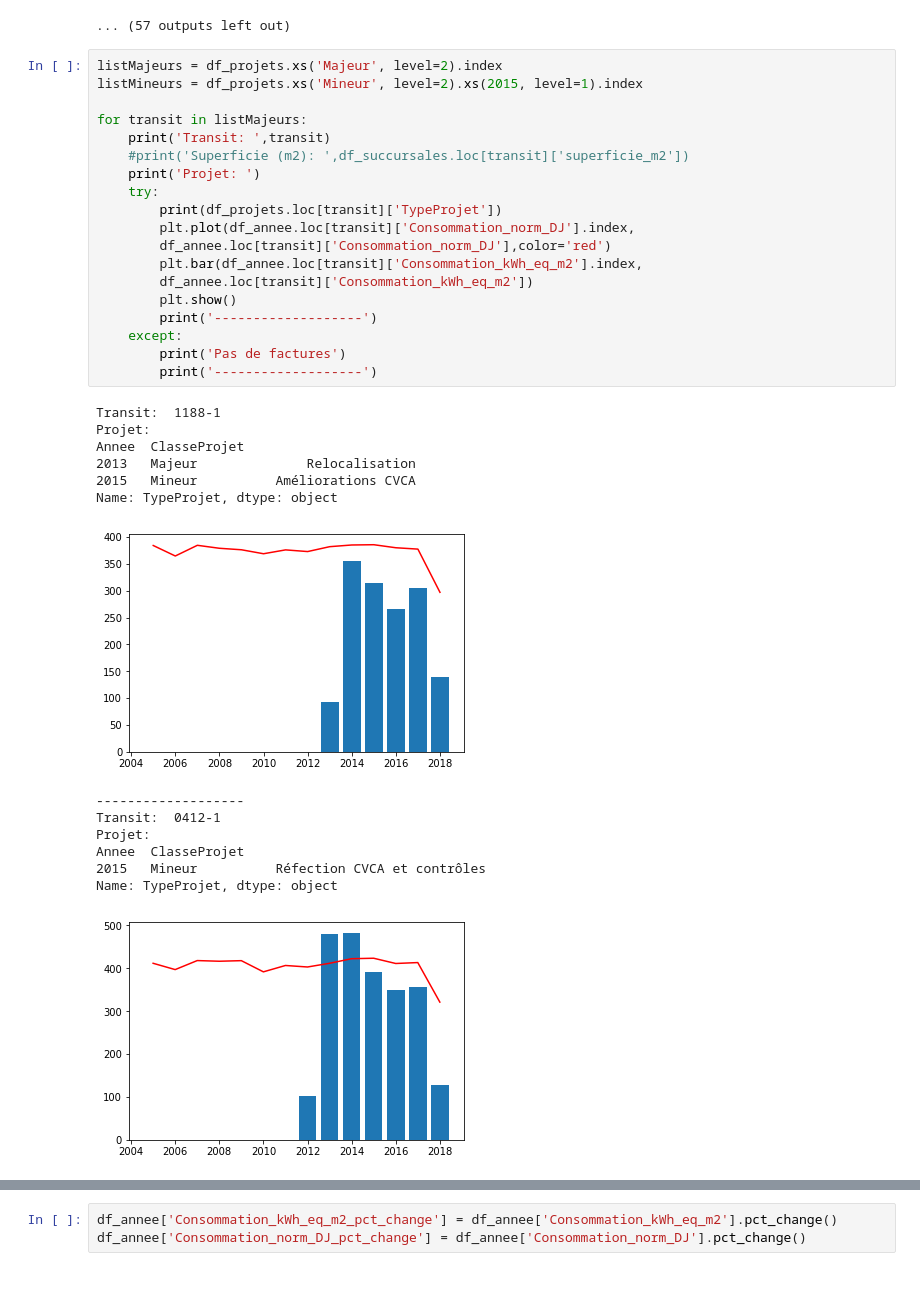
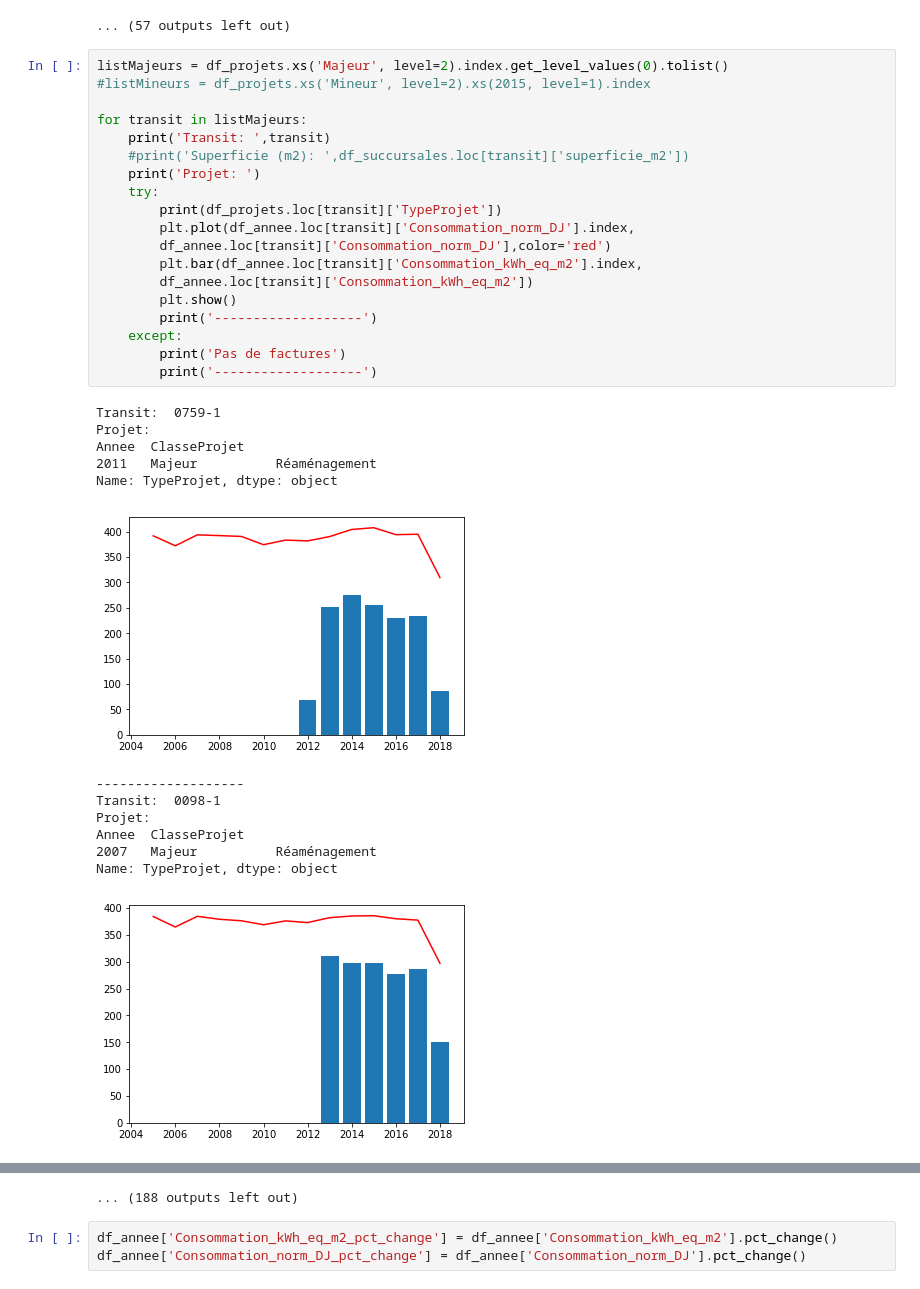
Before and after one commit to efmaracaja/Notebooks, a Jupyter notebook: appSuiviEnergetique_mois.ipynb, the cells around one changed output, grey strips where cells are left out. Saved outputs shown, nothing was run; the diff lists cells and outputs as text.

```diff
--- a/appSuiviEnergetique_mois.ipynb
+++ b/appSuiviEnergetique_mois.ipynb
@@ -466,37 +466,36 @@ Name: TypeProjet, dtype: object
 [figure]
 ... (57 outputs left out)
 # %%
-listMajeurs = df_projets.xs('Majeur', level=2).index
-listMineurs = df_projets.xs('Mineur', level=2).xs(2015, level=1).index
+listMajeurs = df_projets.xs('Majeur', level=2).index.get_level_values(0).tolist()
+#listMineurs = df_projets.xs('Mineur', level=2).xs(2015, level=1).index
 
 for transit in listMajeurs:
     print('Transit: ',transit)
     #print('Superficie (m2): ',df_succursales.loc[transit]['superficie_m2'])
     print('Projet: ')
     try:
         print(df_projets.loc[transit]['TypeProjet'])
         plt.plot(df_annee.loc[transit]['Consommation_norm_DJ'].index,
         df_annee.loc[transit]['Consommation_norm_DJ'],color='red')
         plt.bar(df_annee.loc[transit]['Consommation_kWh_eq_m2'].index,
         df_annee.loc[transit]['Consommation_kWh_eq_m2'])
         plt.show()
         print('-------------------')
     except:
         print('Pas de factures')
         print('-------------------')
 # %% [output]
-Transit:  1188-1
+Transit:  0759-1
 Projet:
 Annee  ClasseProjet
-2013   Majeur              Relocalisation
-2015   Mineur          Améliorations CVCA
+2011   Majeur          Réaménagement
 Name: TypeProjet, dtype: object
-[figure, old version]
+[figure, new version]
 -------------------
-Transit:  0412-1
+Transit:  0098-1
 Projet:
 Annee  ClasseProjet
-2015   Mineur          Réfection CVCA et contrôles
+2007   Majeur          Réaménagement
 Name: TypeProjet, dtype: object
-[figure, old version]
+[figure, new version]
 -------------------
@@ -525,3 +533,4 @@ KeyError: 'the label [1015-1] is not in the [index]'
+... (188 outputs left out)
 # %%
 df_annee['Consommation_kWh_eq_m2_pct_change'] = df_annee['Consommation_kWh_eq_m2'].pct_change()
 df_annee['Consommation_norm_DJ_pct_change'] = df_annee['Consommation_norm_DJ'].pct_change()
```
Also changed, not shown: parts of 1 cell of this notebook.
